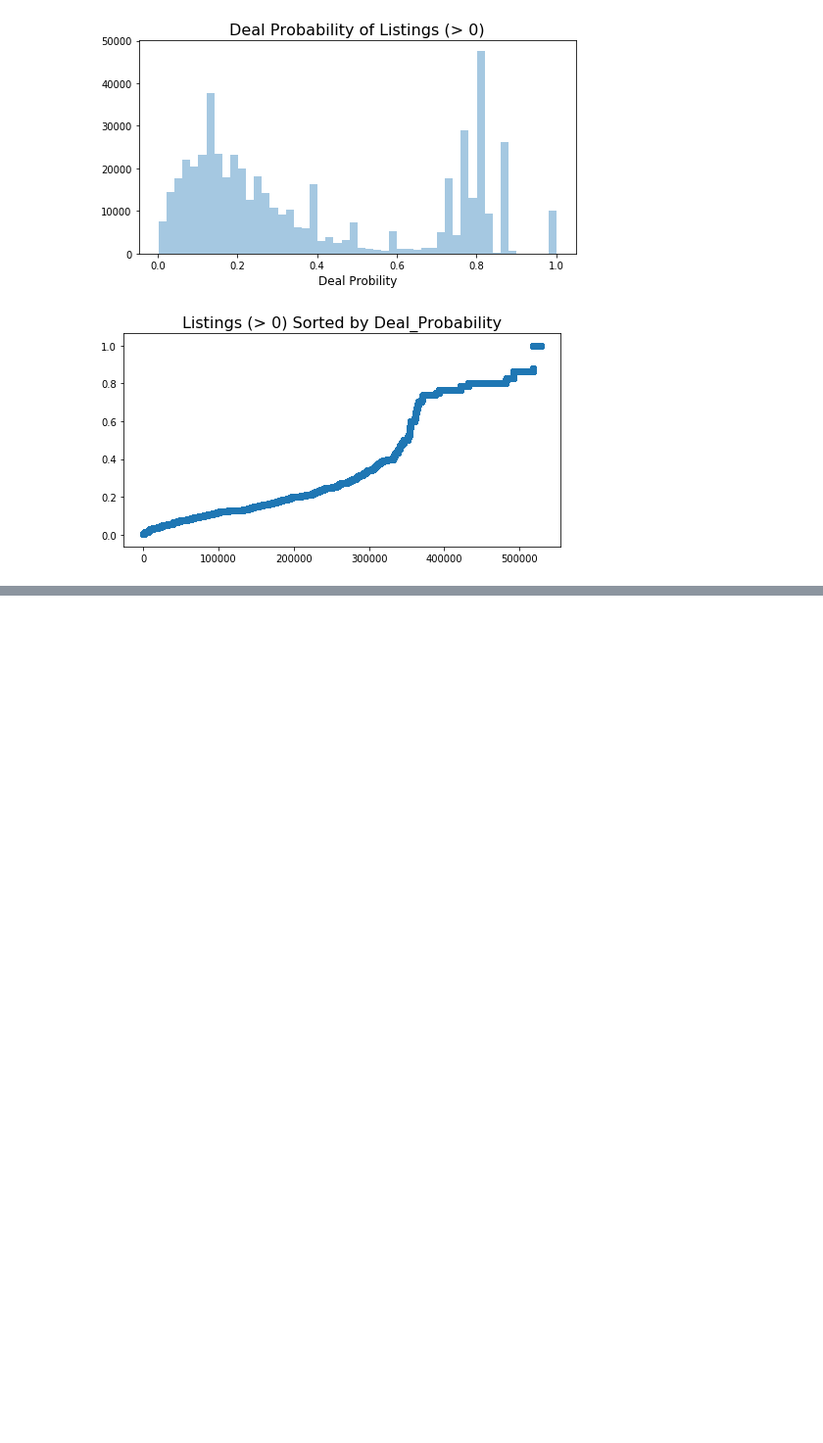
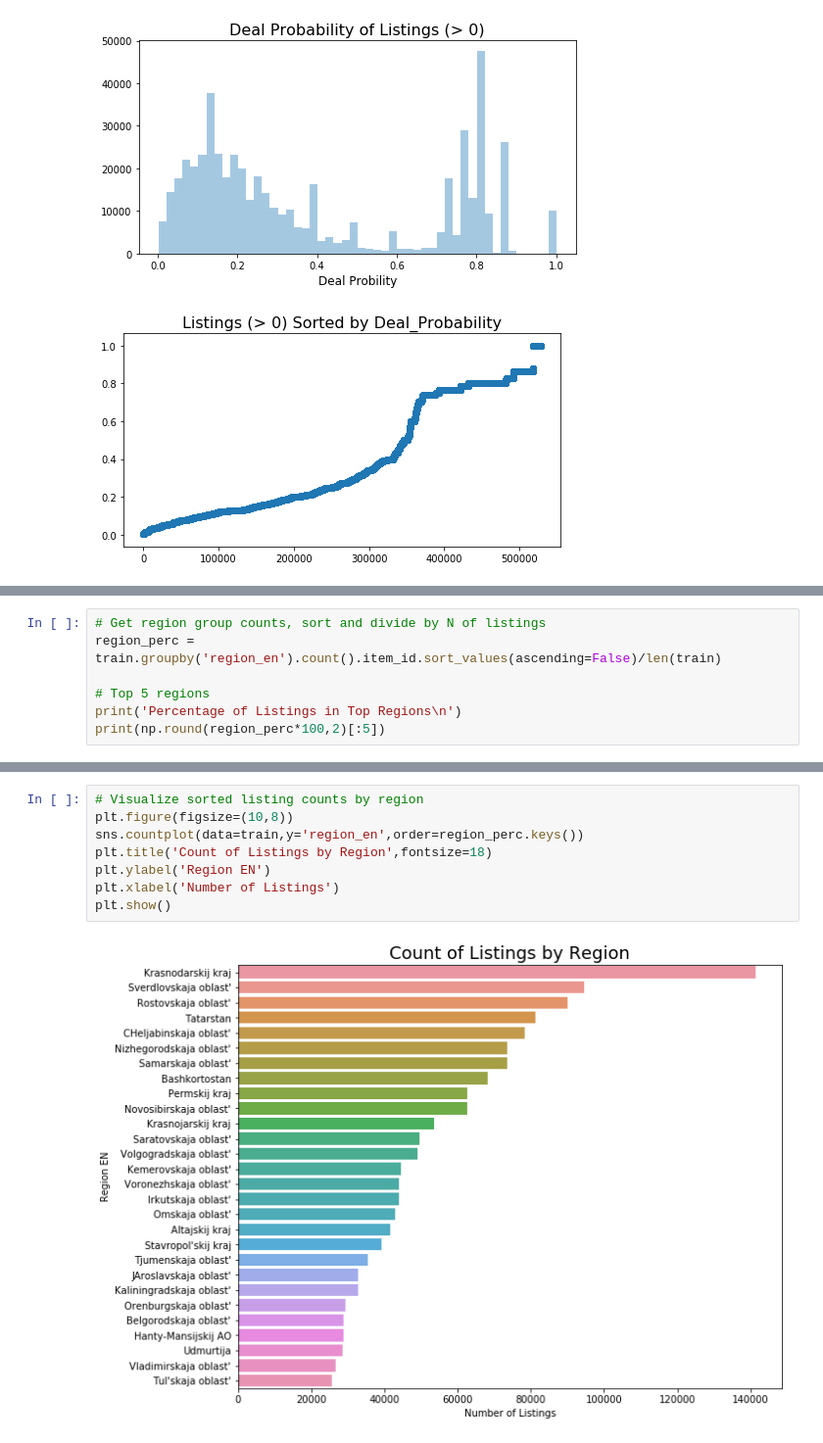
Before and after one commit to MiguelNiblock/Deep-NLP_Predicting-Ad-Demand, a Jupyter notebook: Proposal and EDA.ipynb, the cells around one changed output, grey strips where cells are left out. Shown at 98% size. Drawn from its saved outputs; the diff is of its cells as text; blank space fills up the shorter version.

```diff
--- a/Proposal and EDA.ipynb
+++ b/Proposal and EDA.ipynb
@@ -115,0 +121,7 @@ plt.show()
+# %%
+# Get region group counts, sort and divide by N of listings
+region_perc = train.groupby('region_en').count().item_id.sort_values(ascending=False)/len(train)
+
+# Top 5 regions
+print('Percentage of Listings in Top Regions\n')
+print(np.round(region_perc*100,2)[:5])
@@ -115,0 +138,10 @@ plt.show()
+# %%
+# Visualize sorted listing counts by region
+plt.figure(figsize=(10,8))
+sns.countplot(data=train,y='region_en',order=region_perc.keys())
+plt.title('Count of Listings by Region',fontsize=18)
+plt.ylabel('Region EN')
+plt.xlabel('Number of Listings')
+plt.show()
+# %% [output]
+[figure, added]
```
Also changed, not shown: parts of 4 cells of this notebook.
